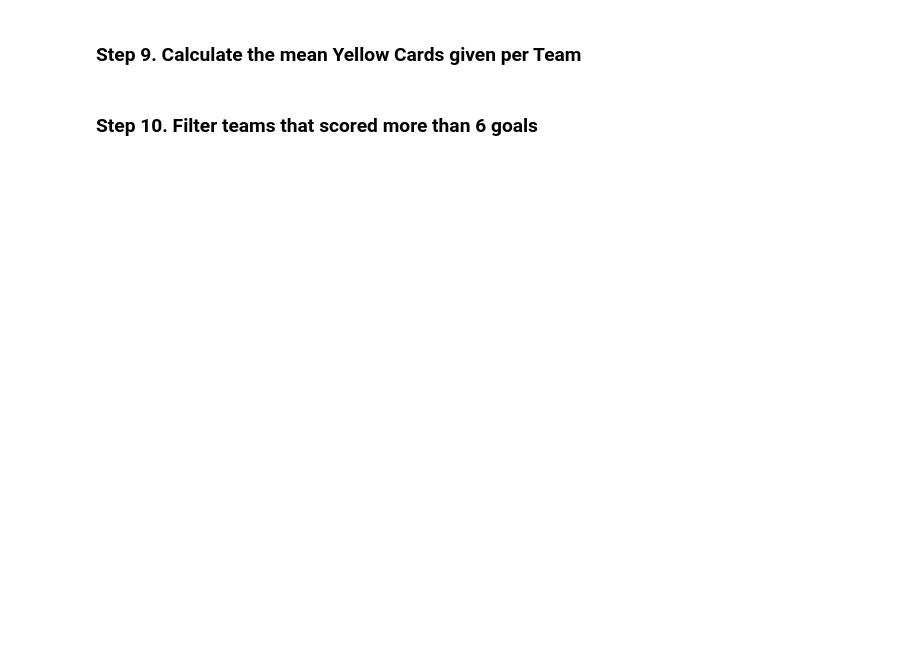
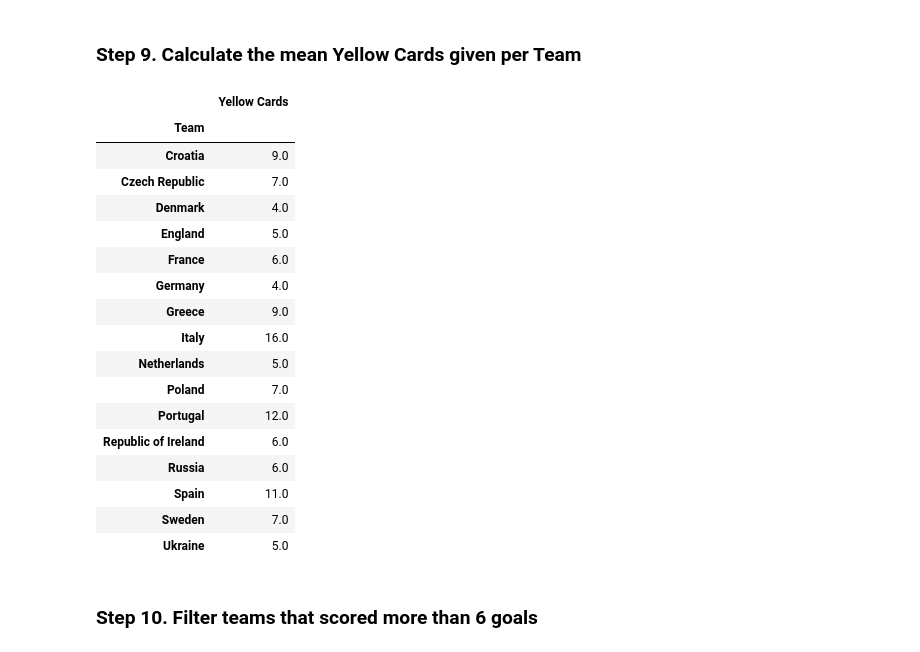
Before and after one commit to alexander385/pandas_exercises, a Jupyter notebook: 02_Filtering_&_Sorting/Euro12/Exercises.ipynb, the cells around one changed output. Cells and saved outputs as stored; diff of their text form; code cells hidden in the pictures; blank space fills up the shorter version.

```diff
--- a/02_Filtering_&_Sorting/Euro12/Exercises.ipynb
+++ b/02_Filtering_&_Sorting/Euro12/Exercises.ipynb
@@ -38,4 +94,25 @@ euro12[]
 # %% [markdown]
 ### Step 9. Calculate the mean Yellow Cards given per Team
+# %%
+discipline.groupby(by="Team")[["Yellow Cards"]].mean()
+# %% [output]
+|  | Yellow Cards |
+| Team |  |
+| Croatia | 9.0 |
+| Czech Republic | 7.0 |
+| Denmark | 4.0 |
+| England | 5.0 |
+| France | 6.0 |
+| Germany | 4.0 |
+| Greece | 9.0 |
+| Italy | 16.0 |
+| Netherlands | 5.0 |
+| Poland | 7.0 |
+| Portugal | 12.0 |
+| Republic of Ireland | 6.0 |
+| Russia | 6.0 |
+| Spain | 11.0 |
+| Sweden | 7.0 |
+| Ukraine | 5.0 |
 # %% [markdown]
 ### Step 10. Filter teams that scored more than 6 goals
```
Also changed, not shown: parts of 10 cells of this notebook, 1 other file.
